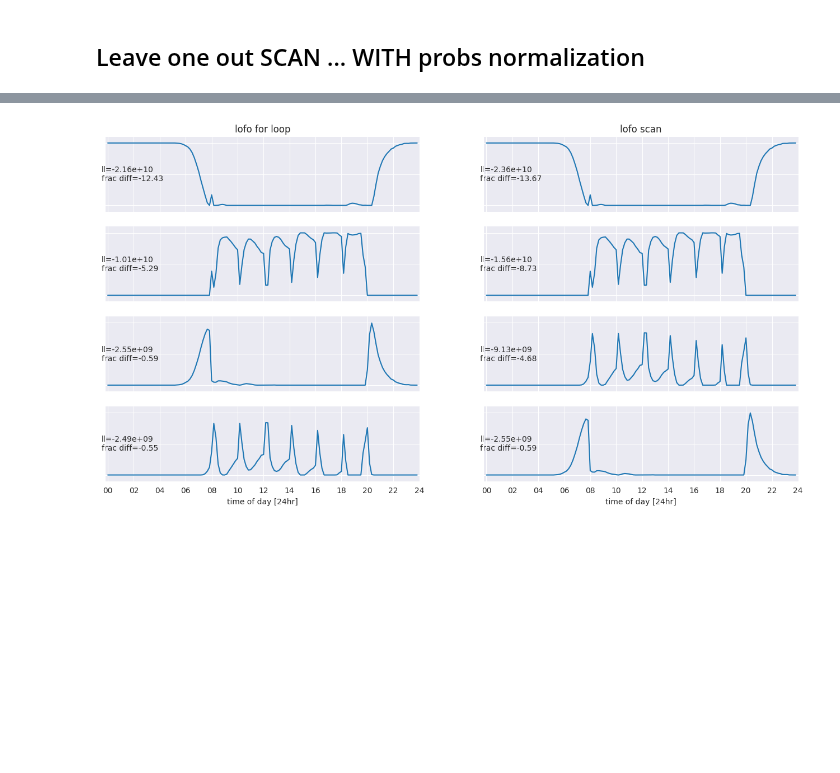
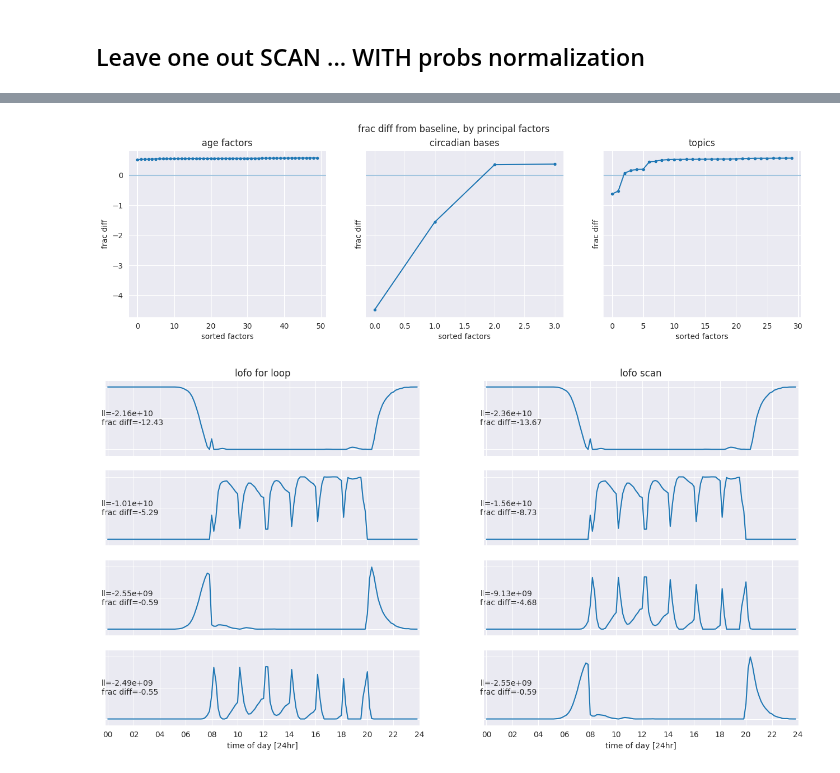
Before and after one commit to lindermanlab/dirichlet-tucker, a Jupyter notebook: analysis/kf-2023-11-07-loo-factor.ipynb, the cells around one changed output, grey strips where cells are left out. Drawn from its saved outputs; the diff is of its cells as text; code cells hidden in the pictures; blank space fills up the shorter version.

```diff
--- a/analysis/kf-2023-11-07-loo-factor.ipynb
+++ b/analysis/kf-2023-11-07-loo-factor.ipynb
@@ -186,3 +188,35 @@ fig.tight_layout()
+# %%
+fig, axs = plt.subplots(nrows=1, ncols=3, sharey=True,
+                        figsize=(16,4), gridspec_kw={'hspace': 0.5})
+
+ref_key = 'baseline'
+ref_ll = ref_ll_dict[ref_key]
+for i, title in enumerate(['age factors', 'circadian bases', 'topics']):
+    # Leave one out
+    ll = leave_one_out[f'll_{i+1}']
+    ll_sorted = onp.sort(ll)
+
+    frac_diff = (ref_ll - ll_sorted) / ref_ll
+
+    ax = axs[i]
+    ax.plot(frac_diff, marker='.')
+
+    ax.set_xlabel('sorted factors')
+
+    ax.set_ylabel('frac diff')
+    ax.set_title(title)
+
+
+    ax.axhline(0, alpha=0.4,)
+
+
+# for ii, ylabel in enumerate(['test ll', 'baseline ll', 'saturated ll']):
+#     axs[ii,0].set_ylabel(ylabel, ha='right', rotation=0)
+
+fig.suptitle(f'frac diff from {ref_key}, by principal factors', y=1.)
+fig.tight_layout()
+# %% [output]
+[figure, added]
 # %%
 fig = plt.figure(figsize=(16,8))
 
```
Also changed, not shown: parts of 6 cells of this notebook.
